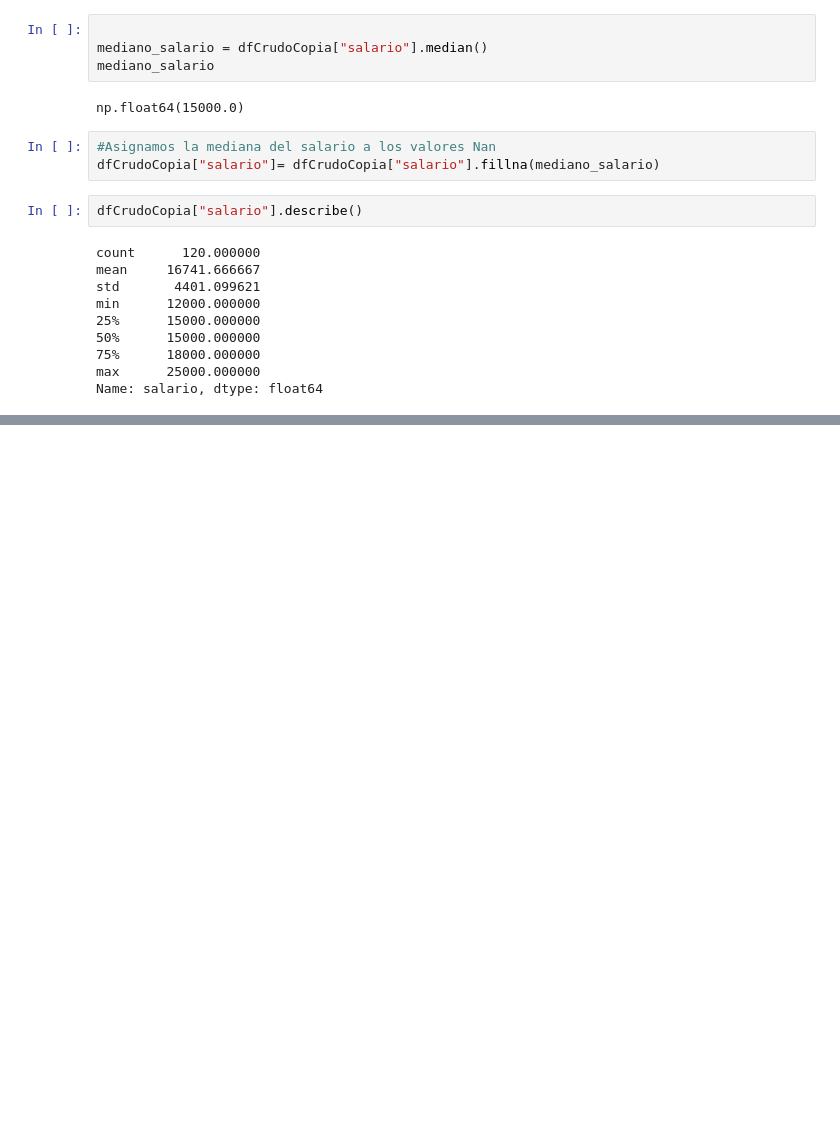
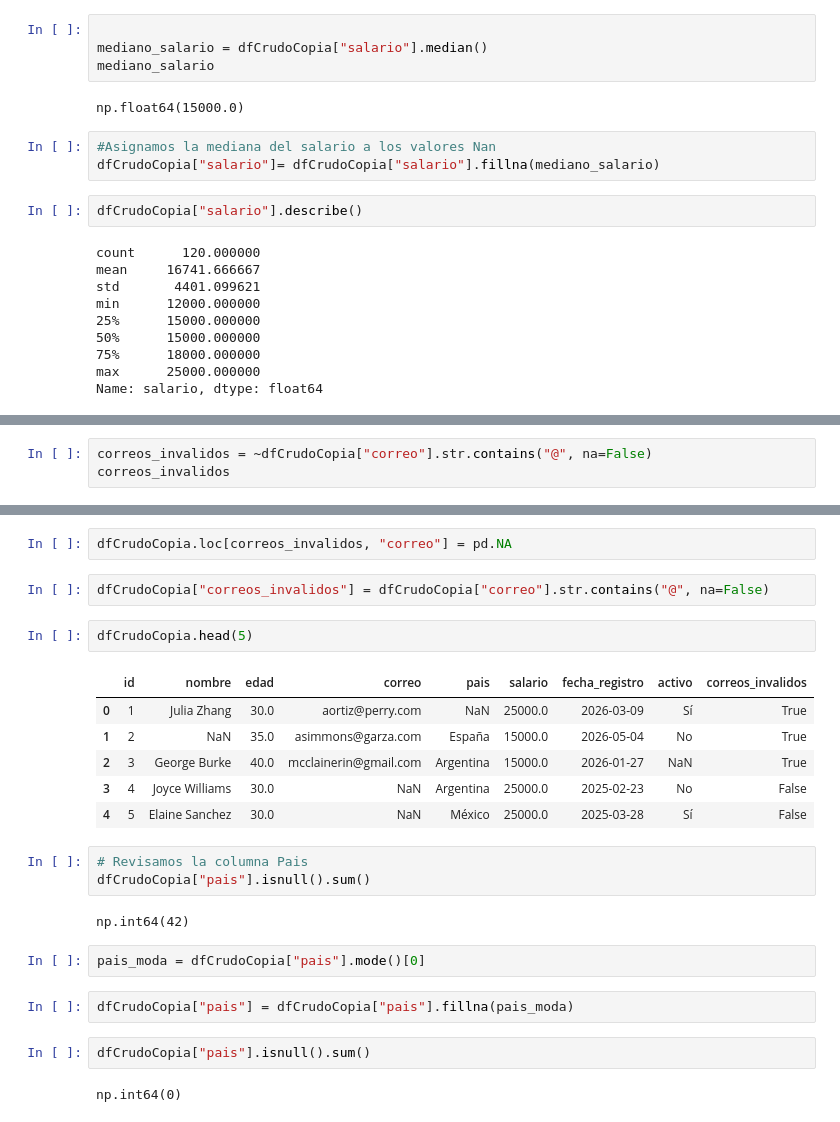
Before and after one commit to maquinadefue/Extracci-n-del-Conocimiento-, a Jupyter notebook: Notebook/Laboratorio4.ipynb, the cells around one changed output, grey strips where cells are left out. Drawn from its saved outputs; the diff is of its cells as text; blank space fills up the shorter version.

```diff
--- a/Notebook/Laboratorio4.ipynb
+++ b/Notebook/Laboratorio4.ipynb
@@ -205,0 +225,3 @@ Name: salario, dtype: float64
+# %%
+correos_invalidos = ~dfCrudoCopia["correo"].str.contains("@", na=False)
+correos_invalidos
@@ -205,0 +241,26 @@ Name: salario, dtype: float64
+# %%
+dfCrudoCopia.loc[correos_invalidos, "correo"] = pd.NA
+# %%
+dfCrudoCopia["correos_invalidos"] = dfCrudoCopia["correo"].str.contains("@", na=False)
+# %%
+dfCrudoCopia.head(5)
+# %% [output]
+|  | id | nombre | edad | correo | pais | salario | fecha_registro | activo | correos_invalidos |
+| 0 | 1 | Julia Zhang | 30.0 | aortiz@perry.com | NaN | 25000.0 | 2026-03-09 | Sí | True |
+| 1 | 2 | NaN | 35.0 | asimmons@garza.com | España | 15000.0 | 2026-05-04 | No | True |
+| 2 | 3 | George Burke | 40.0 | mcclainerin@gmail.com | Argentina | 15000.0 | 2026-01-27 | NaN | True |
+| 3 | 4 | Joyce Williams | 30.0 | NaN | Argentina | 25000.0 | 2025-02-23 | No | False |
+| 4 | 5 | Elaine Sanchez | 30.0 | NaN | México | 25000.0 | 2025-03-28 | Sí | False |
+# %%
+# Revisamos la columna Pais
+dfCrudoCopia["pais"].isnull().sum()
+# %% [output]
+np.int64(42)
+# %%
+pais_moda = dfCrudoCopia["pais"].mode()[0]
+# %%
+dfCrudoCopia["pais"] = dfCrudoCopia["pais"].fillna(pais_moda)
+# %%
+dfCrudoCopia["pais"].isnull().sum()
+# %% [output]
+np.int64(0)
```
Also changed, not shown: parts of 16 cells of this notebook.
